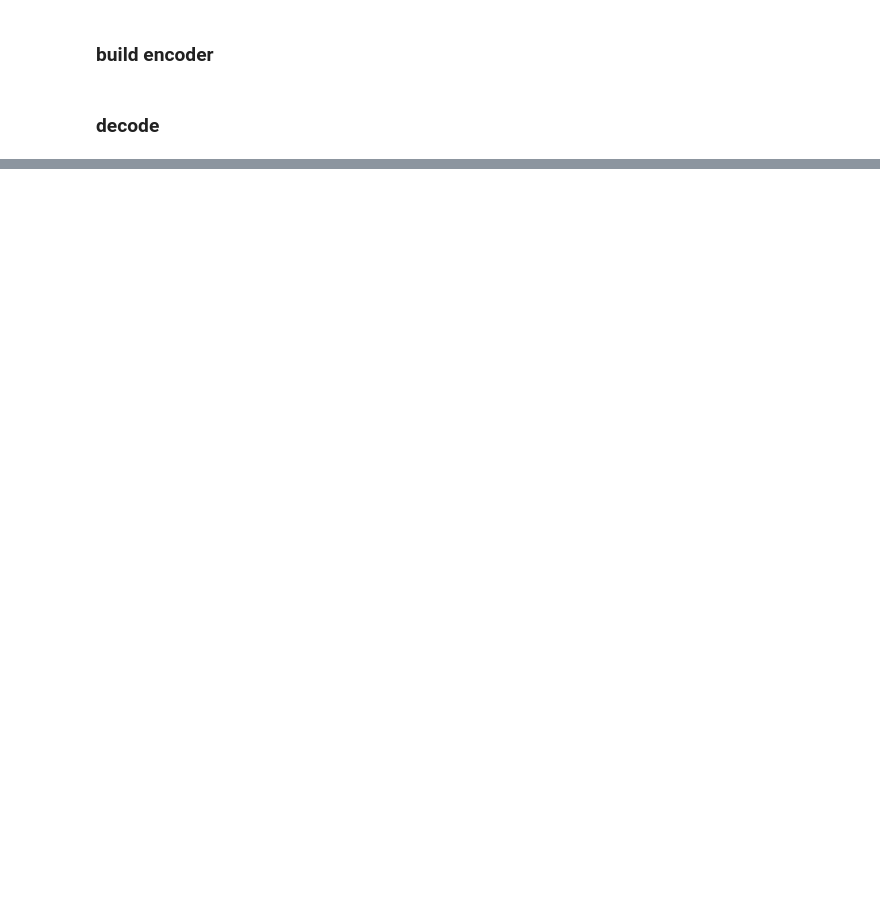
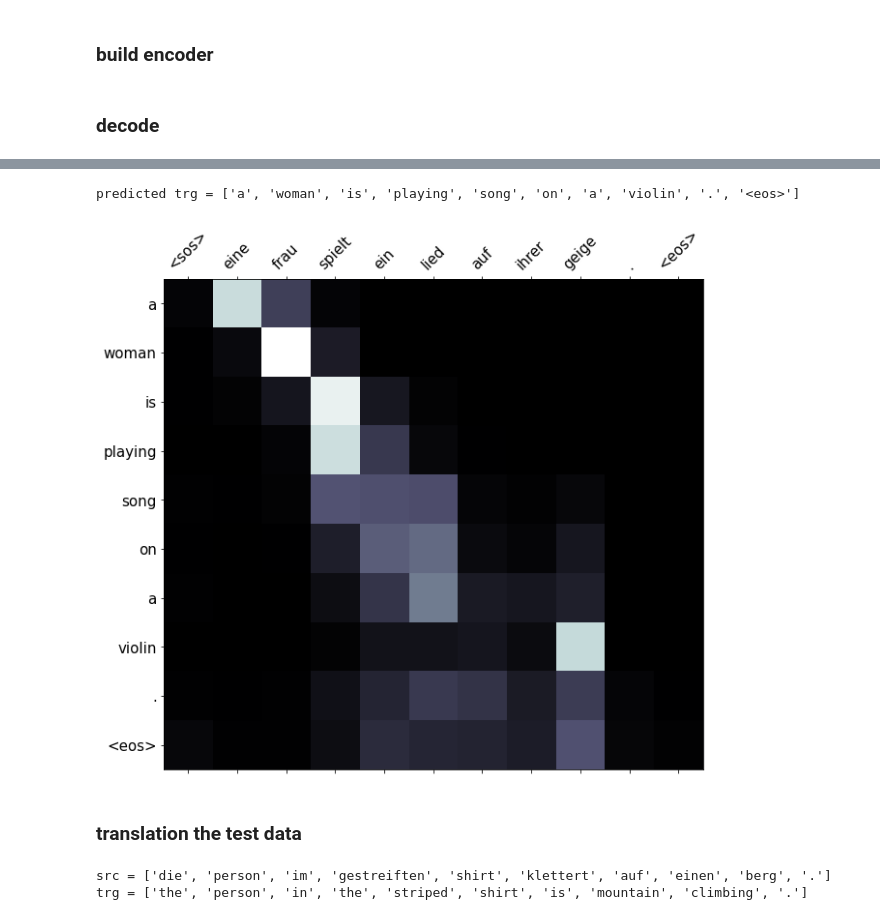
Before and after one commit to bruce1408/Pytorch_learning, a Jupyter notebook: pytorch-seq2seq/4_1_padded_sequence.ipynb, the cells around one changed output, grey strips where cells are left out. Cells and saved outputs as stored; diff of their text form; code cells hidden in the pictures; blank space fills up the shorter version.

```diff
--- a/pytorch-seq2seq/4_1_padded_sequence.ipynb
+++ b/pytorch-seq2seq/4_1_padded_sequence.ipynb
@@ -35,7 +35,7 @@ def tokenize_en(text):
     return [tok.text for tok in spacy_en.tokenizer(text)]
 # %%
 SRC = Field(tokenize=tokenize_de, init_token='<sos>', eos_token = "<eos>", lower=True, include_lengths=True)
-TRG = Field(tokenize=tokenize_en, init_token='<sos>', eos_token = "<eos>", lower=True, include_lengths=True)
+TRG = Field(tokenize=tokenize_en, init_token='<sos>', eos_token = "<eos>", lower=True)
 # %%
 train_data, val_data, test_data = Multi30k.splits(exts=('.de', '.en'), fields=(SRC, TRG))
 # %%
@@ -150,0 +457,22 @@ class Seq2Seq(nn.Module):
+# %%
+translation, attention = translate_sentence(src, SRC, TRG, model, device)
+
+print(f'predicted trg = {translation}')
+
+display_attention(src, translation, attention)
+# %% [output]
+predicted trg = ['a', 'woman', 'is', 'playing', 'song', 'on', 'a', 'violin', '.', '<eos>']
+[figure, added]
+# %% [markdown]
+### translation the test data
+# %%
+example_idx = 18
+
+src = vars(test_data.examples[example_idx])['src']
+trg = vars(test_data.examples[example_idx])['trg']
+
+print(f'src = {src}')
+print(f'trg = {trg}')
+# %% [output]
+src = ['die', 'person', 'im', 'gestreiften', 'shirt', 'klettert', 'auf', 'einen', 'berg', '.']
+trg = ['the', 'person', 'in', 'the', 'striped', 'shirt', 'is', 'mountain', 'climbing', '.']
```
Also changed, not shown: parts of 25 cells of this notebook, 4 other files.
